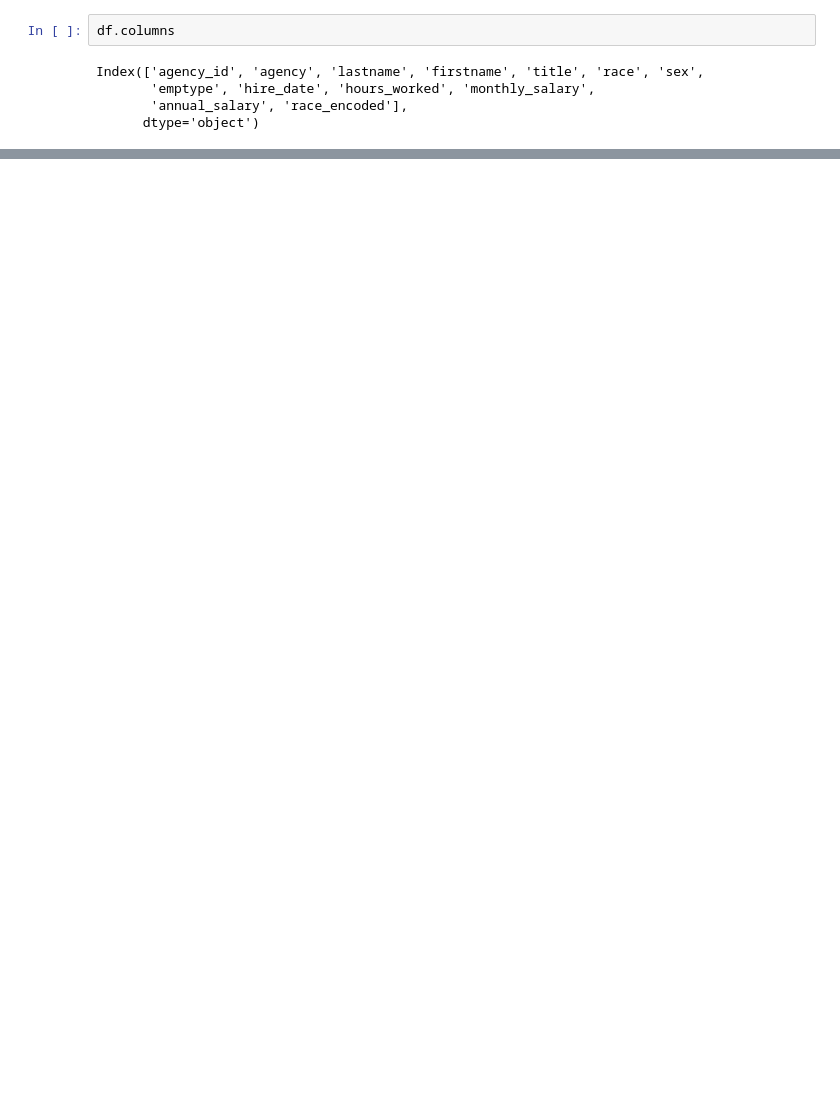
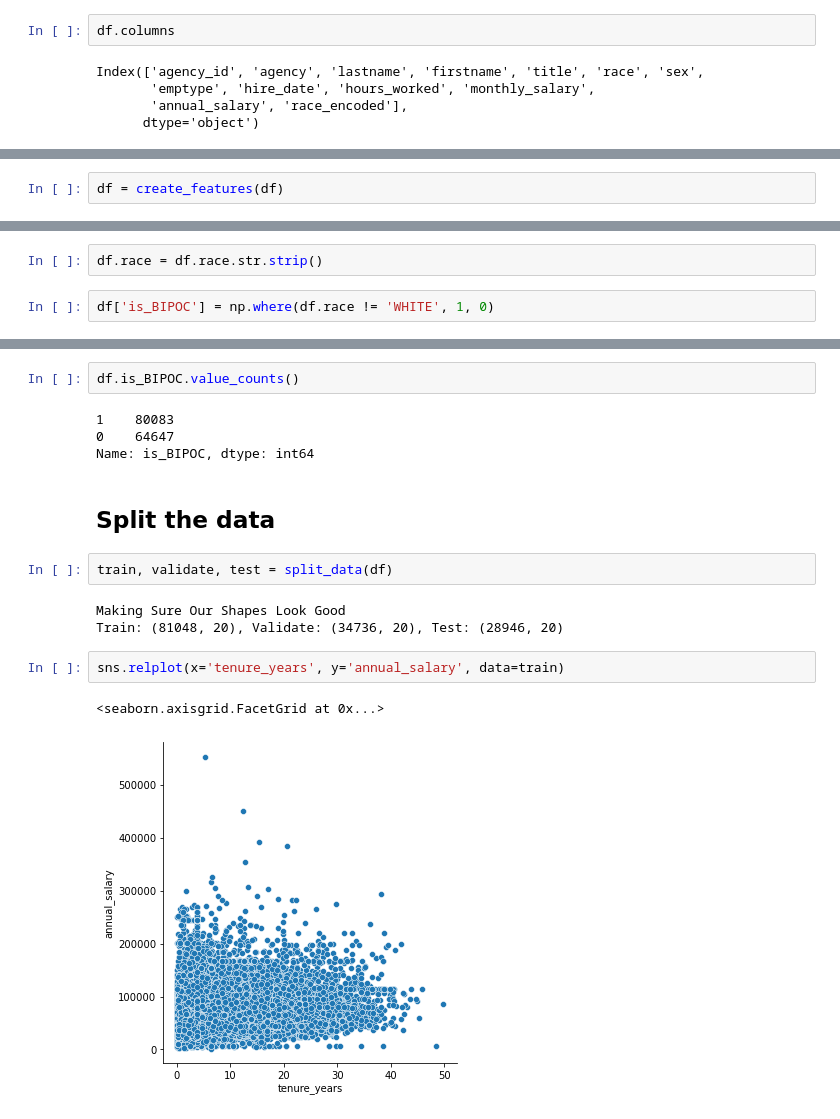
Before and after one commit to Texas-Government-Employee-Salaries/Predicting-Salaries, a Jupyter notebook: cm_notebook.ipynb, the cells around one changed output, grey strips where cells are left out. Cells and saved outputs as stored; diff of their text form; blank space fills up the shorter version.

```diff
--- a/cm_notebook.ipynb
+++ b/cm_notebook.ipynb
@@ -135,0 +166,2 @@ Name: hire_date, Length: 144733, dtype: datetime64[ns]
+# %%
+df = create_features(df)
@@ -135,0 +181,4 @@ Name: hire_date, Length: 144733, dtype: datetime64[ns]
+# %%
+df.race = df.race.str.strip()
+# %%
+df['is_BIPOC'] = np.where(df.race != 'WHITE', 1, 0)
@@ -135,0 +194,18 @@ Name: hire_date, Length: 144733, dtype: datetime64[ns]
+# %%
+df.is_BIPOC.value_counts()
+# %% [output]
+1    80083
+0    64647
+Name: is_BIPOC, dtype: int64
+# %% [markdown]
+## Split the data
+# %%
+train, validate, test = split_data(df)
+# %% [output]
+Making Sure Our Shapes Look Good
+Train: (81048, 20), Validate: (34736, 20), Test: (28946, 20)
+# %%
+sns.relplot(x='tenure_years', y='annual_salary', data=train)
+# %% [output]
+<seaborn.axisgrid.FacetGrid at 0x...>
+[figure, added]
```
Also changed, not shown: parts of 23 cells of this notebook, 1 other file.
